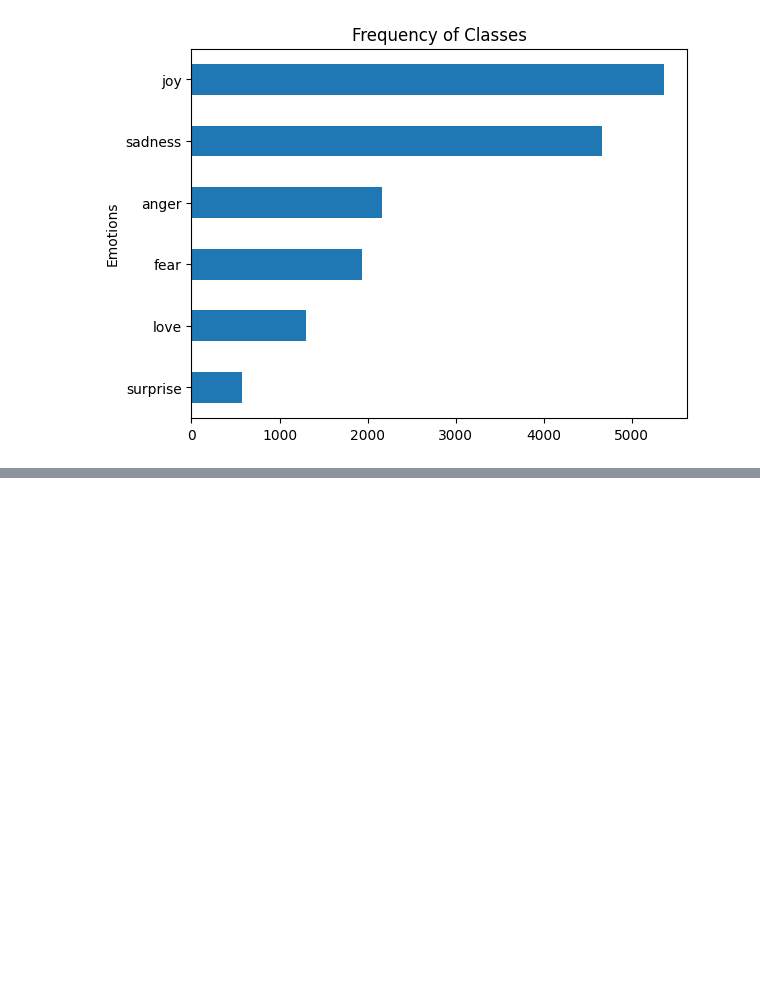
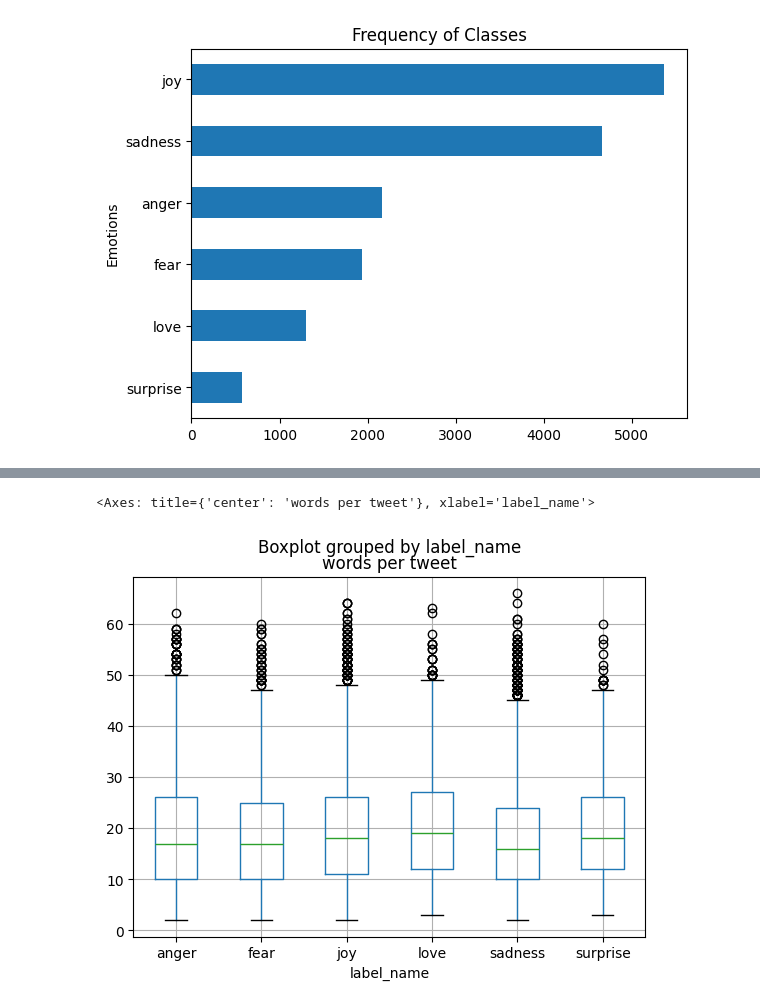
Before and after one commit to tahahamdii/bert-finetunig, a Jupyter notebook: bert.ipynb, the cells around one changed output, grey strips where cells are left out. Saved outputs shown, nothing was run; the diff lists cells and outputs as text; code cells hidden in the pictures; blank space fills up the shorter version.

```diff
--- a/bert.ipynb
+++ b/bert.ipynb
@@ -120,3 +120,6 @@ plt.ylabel('Emotions')
 # %% [output]
 Text(0, 0.5, 'Emotions')
 [figure]
+# %%
+df['words per tweet'] = df['text'].str.split().apply(len)
+df
@@ -122,0 +140,5 @@ Text(0, 0.5, 'Emotions')
+# %%
+df.boxplot("words per tweet", by='label_name')
+# %% [output]
+<Axes: title={'center': 'words per tweet'}, xlabel='label_name'>
+[figure, added]
```
Also changed, not shown: parts of 1 cell of this notebook.
